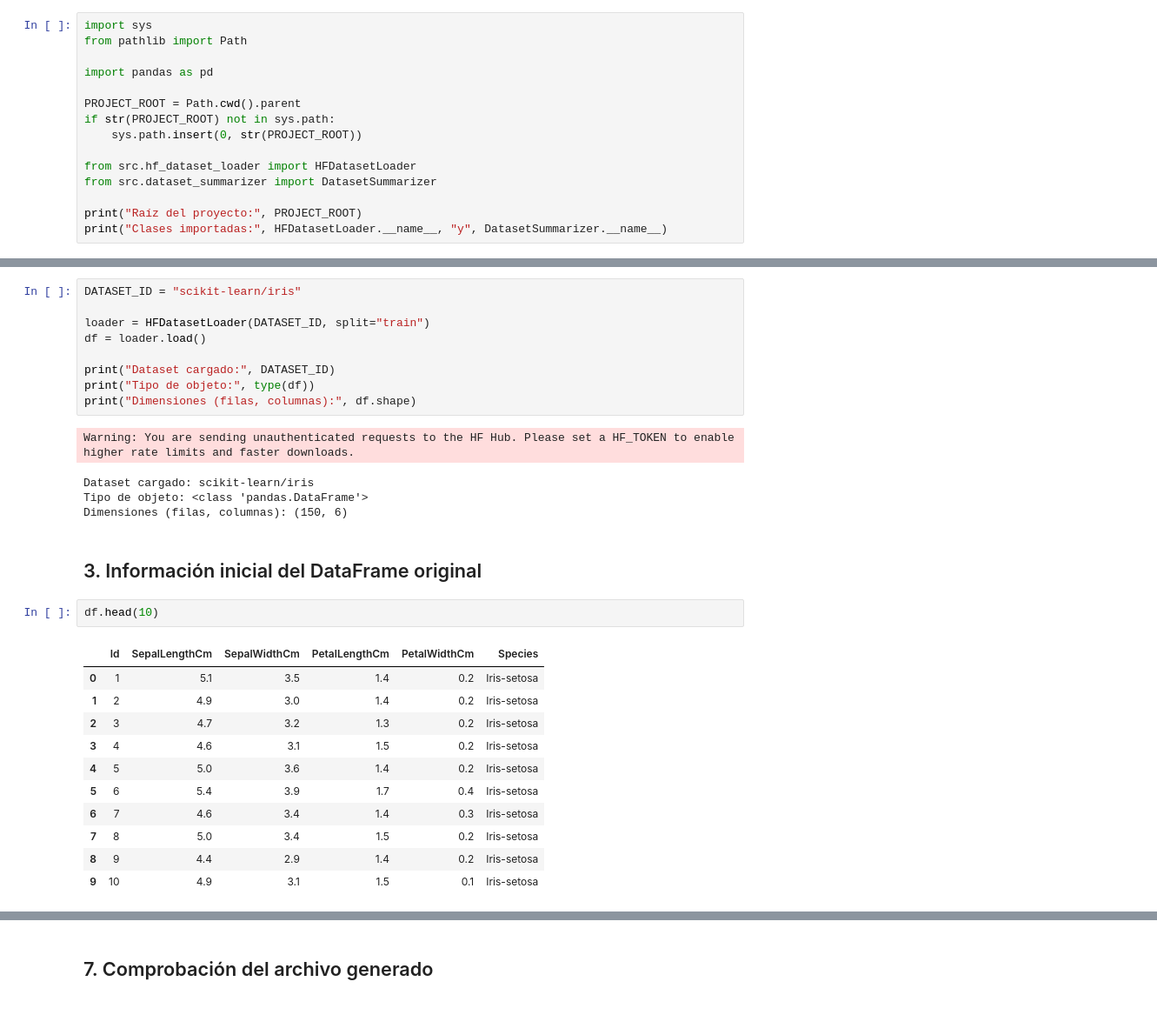
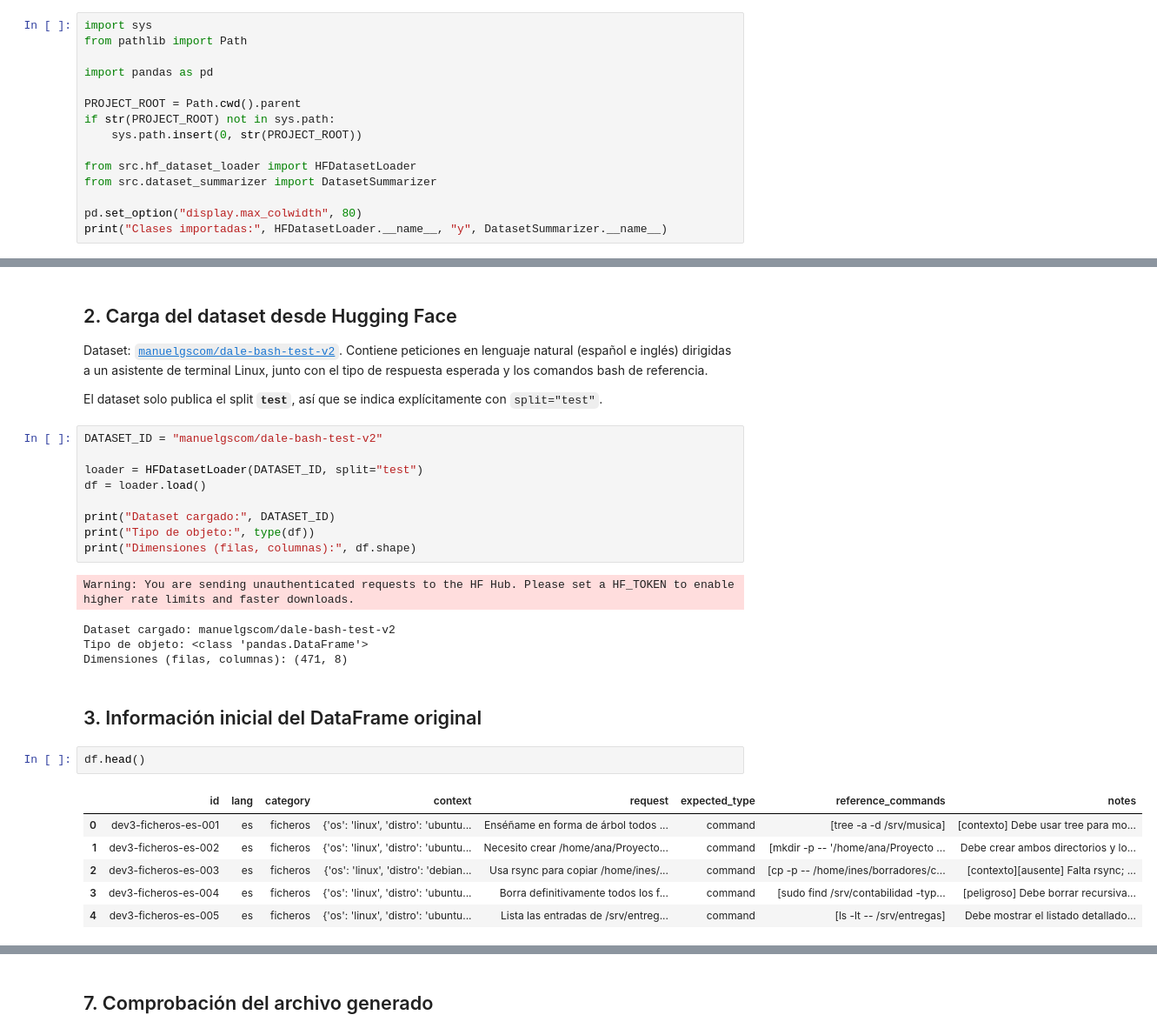
Before and after one commit to SantiagoMesa0911/MachineLearningIU, a Jupyter notebook: S10_Unidad1_Evidencia1_Carga_y_Creacion_de_Dataset/notebooks/actividad_1_dataset.ipynb, the cells around one changed output, grey strips where cells are left out. Shown at 87% size. Drawn from its saved outputs; the diff is of its cells as text; blank space fills up the shorter version.

Commit message:
feat: cambia S10 al dataset dale-bash-test-v2

```diff
--- a/S10_Unidad1_Evidencia1_Carga_y_Creacion_de_Dataset/notebooks/actividad_1_dataset.ipynb
+++ b/S10_Unidad1_Evidencia1_Carga_y_Creacion_de_Dataset/notebooks/actividad_1_dataset.ipynb
@@ -25,6 +23,6 @@ if str(PROJECT_ROOT) not in sys.path:
 from src.hf_dataset_loader import HFDatasetLoader
 from src.dataset_summarizer import DatasetSummarizer
 
-print("Raíz del proyecto:", PROJECT_ROOT)
+pd.set_option("display.max_colwidth", 80)
 print("Clases importadas:", HFDatasetLoader.__name__, "y", DatasetSummarizer.__name__)
 # %% [output]
@@ -39,7 +30,15 @@ Se crea el `HFDatasetLoader` con el identificador `scikit-learn/iris` y el split
+# %% [markdown]
+## 2. Carga del dataset desde Hugging Face
+
+Dataset: [`manuelgscom/dale-bash-test-v2`](https://huggingface.co/datasets/manuelgscom/dale-bash-test-v2).
+Contiene peticiones en lenguaje natural (español e inglés) dirigidas a un asistente de terminal
+Linux, junto con el tipo de respuesta esperada y los comandos bash de referencia.
+
+El dataset solo publica el split **`test`**, así que se indica explícitamente con `split="test"`.
 # %%
-DATASET_ID = "scikit-learn/iris"
+DATASET_ID = "manuelgscom/dale-bash-test-v2"
 
-loader = HFDatasetLoader(DATASET_ID, split="train")
+loader = HFDatasetLoader(DATASET_ID, split="test")
 df = loader.load()
 
 print("Dataset cargado:", DATASET_ID)
@@ -47,25 +46,20 @@ print("Tipo de objeto:", type(df))
 print("Dimensiones (filas, columnas):", df.shape)
 # %% [output]
 Warning: You are sending unauthenticated requests to the HF Hub. Please set a HF_TOKEN to enable higher rate limits and faster downloads.
-Dataset cargado: scikit-learn/iris
+Dataset cargado: manuelgscom/dale-bash-test-v2
 Tipo de objeto: <class 'pandas.DataFrame'>
-Dimensiones (filas, columnas): (150, 6)
+Dimensiones (filas, columnas): (471, 8)
 # %% [markdown]
 ## 3. Información inicial del DataFrame original
 # %%
-df.head(10)
+df.head()
 # %% [output]
-|  | Id | SepalLengthCm | SepalWidthCm | PetalLengthCm | PetalWidthCm | Species |
-| 0 | 1 | 5.1 | 3.5 | 1.4 | 0.2 | Iris-setosa |
-| 1 | 2 | 4.9 | 3.0 | 1.4 | 0.2 | Iris-setosa |
-| 2 | 3 | 4.7 | 3.2 | 1.3 | 0.2 | Iris-setosa |
-| 3 | 4 | 4.6 | 3.1 | 1.5 | 0.2 | Iris-setosa |
-| 4 | 5 | 5.0 | 3.6 | 1.4 | 0.2 | Iris-setosa |
-| 5 | 6 | 5.4 | 3.9 | 1.7 | 0.4 | Iris-setosa |
-| 6 | 7 | 4.6 | 3.4 | 1.4 | 0.3 | Iris-setosa |
-| 7 | 8 | 5.0 | 3.4 | 1.5 | 0.2 | Iris-setosa |
-| 8 | 9 | 4.4 | 2.9 | 1.4 | 0.2 | Iris-setosa |
-| 9 | 10 | 4.9 | 3.1 | 1.5 | 0.1 | Iris-setosa |
+|  | id | lang | category | context | request | expected_type | reference_commands | notes |
+| 0 | dev3-ficheros-es-001 | es | ficheros | {'os': 'linux', 'distro': 'ubuntu... | Enséñame en forma de árbol todos ... | command | [tree -a -d /srv/musica] | [contexto] Debe usar tree para mo... |
+| 1 | dev3-ficheros-es-002 | es | ficheros | {'os': 'linux', 'distro': 'ubuntu... | Necesito crear /home/ana/Proyecto... | command | [mkdir -p -- '/home/ana/Proyecto ... | Debe crear ambos directorios y lo... |
+| 2 | dev3-ficheros-es-003 | es | ficheros | {'os': 'linux', 'distro': 'debian... | Usa rsync para copiar /home/ines/... | command | [cp -p -- /home/ines/borradores/c... | [contexto][ausente] Falta rsync; ... |
+| 3 | dev3-ficheros-es-004 | es | ficheros | {'os': 'linux', 'distro': 'ubuntu... | Borra definitivamente todos los f... | command | [sudo find /srv/contabilidad -typ... | [peligroso] Debe borrar recursiva... |
+| 4 | dev3-ficheros-es-005 | es | ficheros | {'os': 'linux', 'distro': 'ubuntu... | Lista las entradas de /srv/entreg... | command | [ls -lt -- /srv/entregas] | Debe mostrar el listado detallado... |
 # %%
 df.info()
 # %% [output]
```
Also changed, not shown: parts of 31 cells of this notebook, 4 other files.
